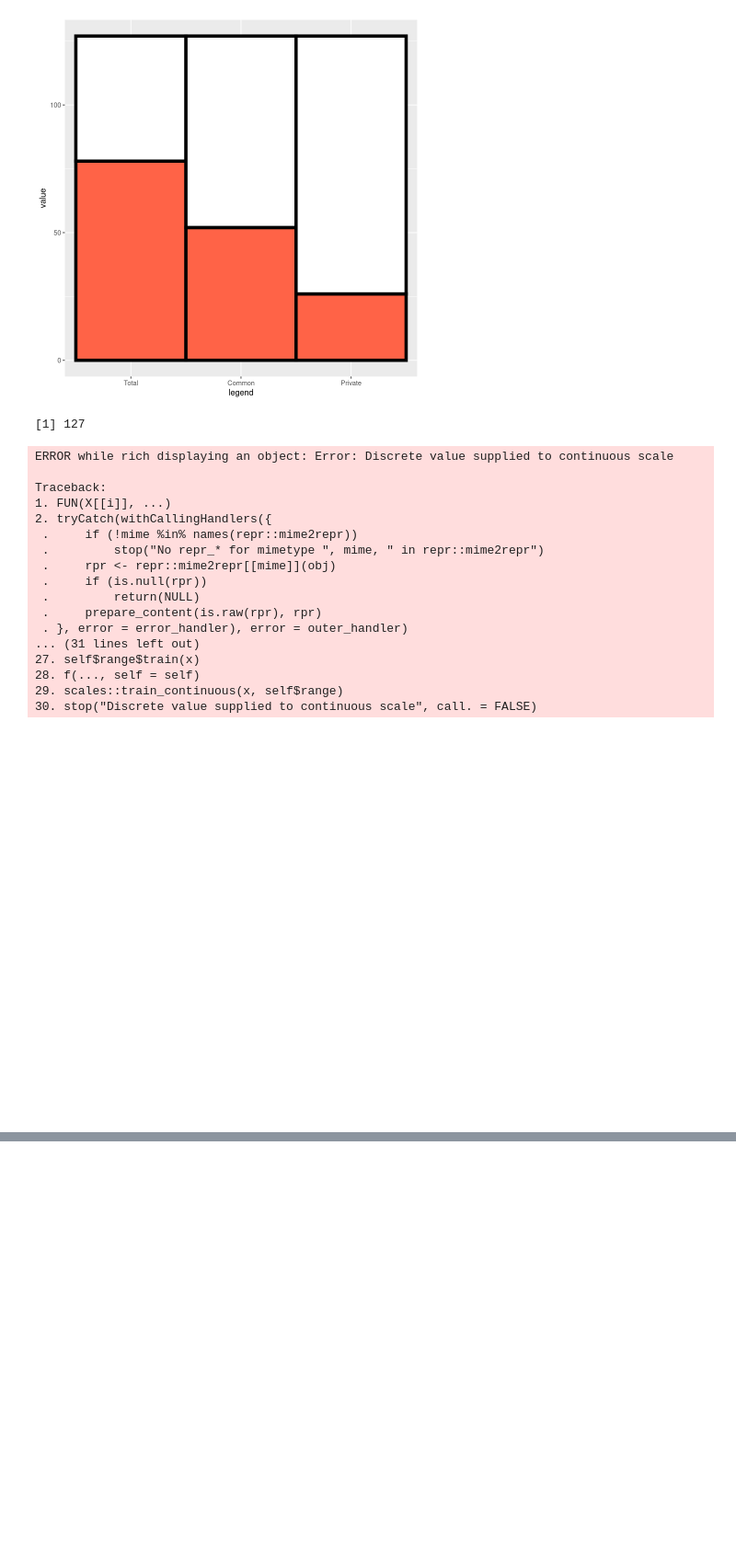
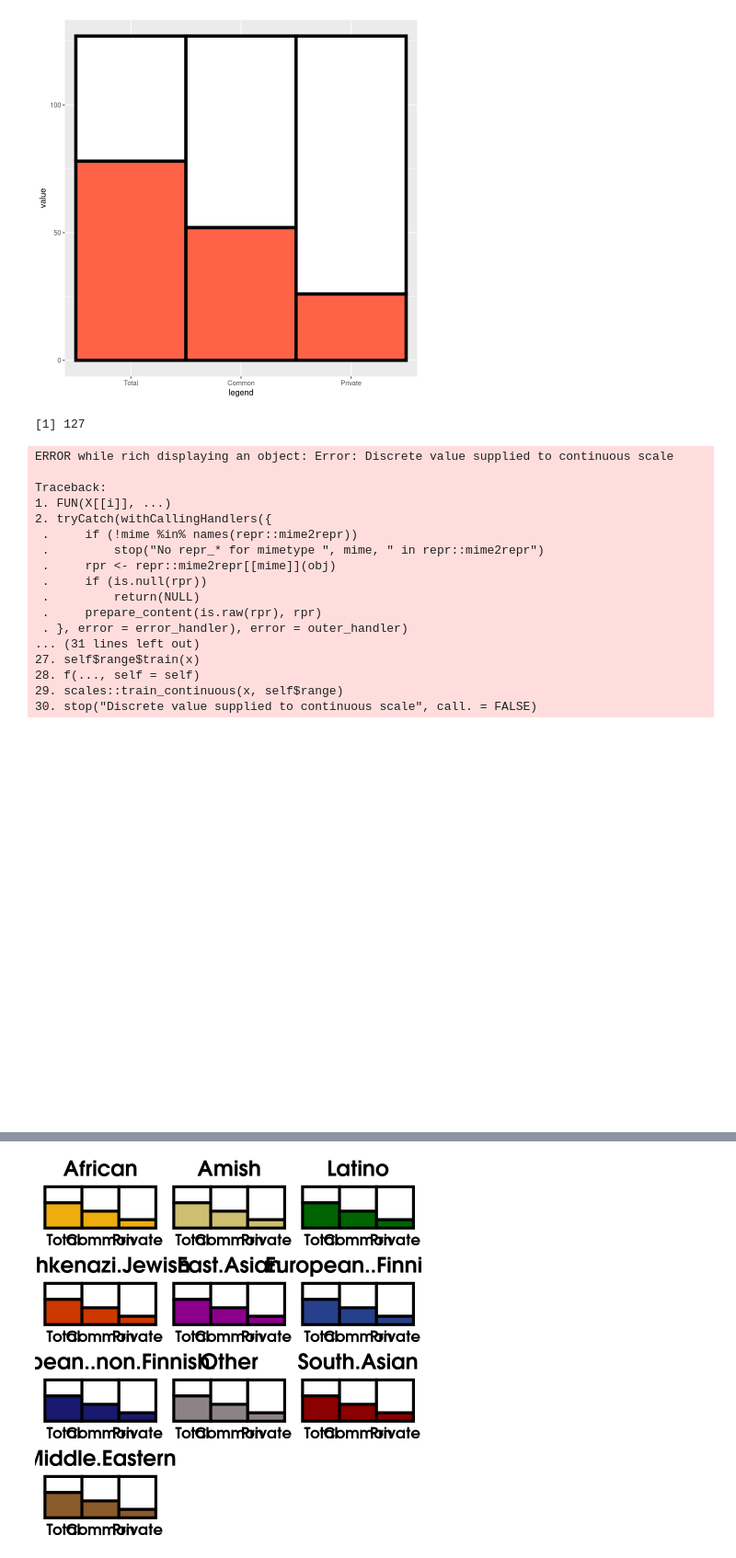
Before and after one commit to bioinfo-hcpa/pynoma, a Jupyter notebook: notebooks/barcharts.ipynb, the cells around one changed output, grey strips where cells are left out. Shown at 92% size. Drawn from its saved outputs; the diff is of its cells as text; code cells hidden in the pictures; blank space fills up the shorter version.

```diff
--- a/notebooks/barcharts.ipynb
+++ b/notebooks/barcharts.ipynb
@@ -686,0 +761,27 @@ ggplot(bp, aes(x = legend, y = value, fill=factor(fill_to_high, levels=c("toHigh
+# %%
+get_all_plots <- function(pops_variants, pop_colors){
+
+    num_all_among_pops <- get_number_of_vars(pops_vars)
+    plot_list <- list()
+
+    i <- 1
+    for(pop in pops_variants){
+        current_variants <- pop
+        current_pop_name <- names(pops_variants)[i]
+        all_other_variants <- unlist(unname(pops_variants[c(1:length(pops_variants))[-i]]))
+
+        num_total <- length(current_variants)
+        num_common <- length(intersect(current_variants, all_other_variants))
+        num_private <- num_total-num_common
+
+        pop_plot <- barplot_population_variants(num_total, num_common, num_private, current_pop_name,
+                                                pop_colors[current_pop_name][[1]], num_all_among_pops)
+
+        plot_list[[i]] <- pop_plot
+        i <- i+1
+    }
+
+    return (plot_list)
+}
+# %%
+plot_list <- get_all_plots(pops_vars, pop_colors)
@@ -686,0 +790,4 @@ ggplot(bp, aes(x = legend, y = value, fill=factor(fill_to_high, levels=c("toHigh
+# %%
+gridExtra::grid.arrange(grobs = plot_list)
+# %% [output]
+[figure, added]
```
Also changed, not shown: parts of 14 cells of this notebook.
